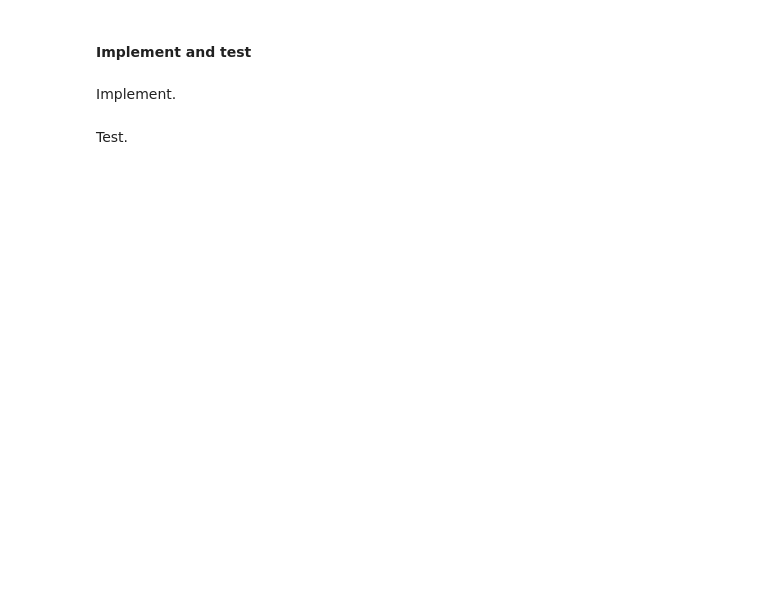
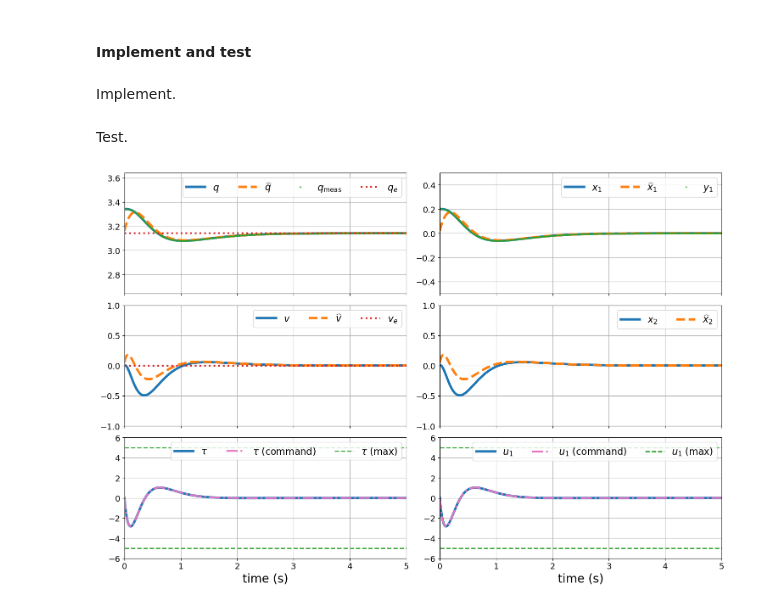
Before and after one commit to tbretl/ae353-sp25, a Jupyter notebook: examples/20250328/WheelDemo-WithSensors/WheelDemo-Sensors-InClass.ipynb, the cells around one changed output. Saved outputs shown, nothing was run; the diff lists cells and outputs as text; code cells hidden in the pictures; blank space fills up the shorter version.

```diff
--- a/examples/20250328/WheelDemo-WithSensors/WheelDemo-Sensors-InClass.ipynb
+++ b/examples/20250328/WheelDemo-WithSensors/WheelDemo-Sensors-InClass.ipynb
@@ -69,7 +69,7 @@ http://127.0.0.1:7002/static/
 # %% [markdown]
 This function plots results in terms of nonlinear states and inputs.
 # %%
-def show_results(data, q_e, v_e, tau_e):
+def show_results_mno(data, q_e, v_e, tau_e):
     t = data['t']
     q = data['wheel_angle']
     v = data['wheel_velocity']
@@ -77,19 +77,19 @@ def show_results(data, q_e, v_e, tau_e):
     tau_cmd = data['wheel_torque_command']
     q_meas = data['wheel_angle_measurement']
     xhat = data['xhat']
-    q_est = xhat[:, 0] + q_e
-    v_est = xhat[:, 1] + v_e
+    qhat = xhat[:, 0] + q_e
+    vhat = xhat[:, 1] + v_e
 
     fig, (ax_q, ax_v, ax_tau) = plt.subplots(
         3, 1, figsize=(10, 8), sharex=True,
     )
 
     ax_q.plot(t, q, label=r'$q$', linewidth=4)
-    ax_q.plot(t, q_est, '--', label=r'$q$ (estimated)', linewidth=4)
-    ax_q.plot(t, q_meas, '.', markersize=3, label=r'$q$ (measured)')
+    ax_q.plot(t, qhat, '--', label=r'$\widehat{q}$', linewidth=4)
+    ax_q.plot(t, q_meas, '.', markersize=3, label=r'$q_\text{meas}$')
     ax_q.plot(t, q_e * np.ones_like(t), ':', label=r'$q_e$', linewidth=3, color='C3')
     ax_v.plot(t, v, label=r'$v$', linewidth=4)
-    ax_v.plot(t, v_est, '--', label=r'$v$ (estimated)', linewidth=4)
+    ax_v.plot(t, vhat, '--', label=r'$\widehat{v}$', linewidth=4)
     ax_v.plot(t, v_e * np.ones_like(t), ':', label=r'$v_e$', linewidth=3, color='C3')
     ax_tau.plot(t, tau, label=r'$\tau$', linewidth=4)
     ax_tau.plot(t, tau_cmd, '-.', label=r'$\tau$ (command)', linewidth=3, color='C6')
@@ -353,28 +538,31 @@ Test.
 # %%
 # Create controller
 controller = Controller_WithObserver(A, B, C, K, L, q_e, v_e, tau_e)
 
 # Choose initial conditions
 (q_i, v_i) = (q_e + 0.2, v_e)
 
 # Reset controller
 controller.reset()
 
 # Reset simulator
 simulator.reset(
     wheel_angle=q_i,
     wheel_velocity=v_i,
     sensor_noise=0.,        # <-- CHANGE (e.g., to 0.1) AND SEE WHAT HAPPENS
 )
 
 # Reset controller
 controller.reset()
 
-# Run simulator
+# Run simulator (with display)
+simulator.display_meshcat = True
 data = simulator.run(
     controller,
     max_time=5.0,
 )
 
 # Show results
-show_results_xuy(data, q_e, v_e, tau_e)
+show_results(data, q_e, v_e, tau_e)
+# %% [output]
+[figure, added]
```
Also changed, not shown: parts of 33 cells of this notebook.
